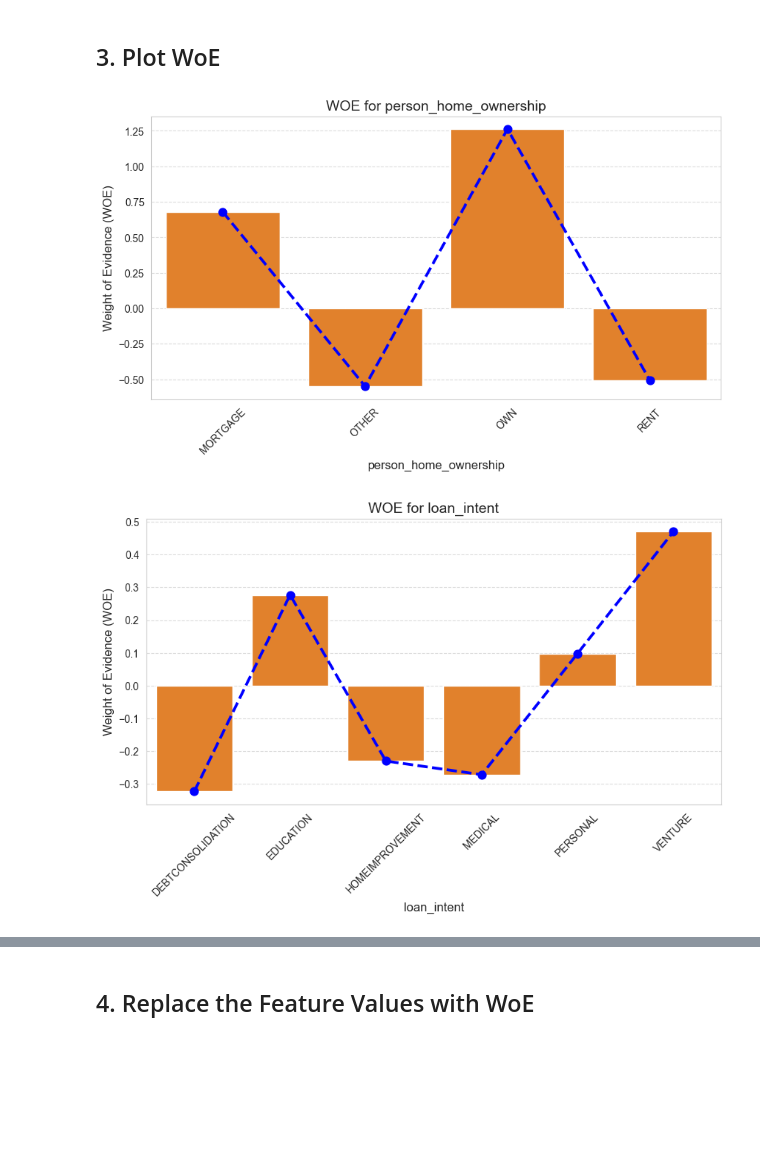
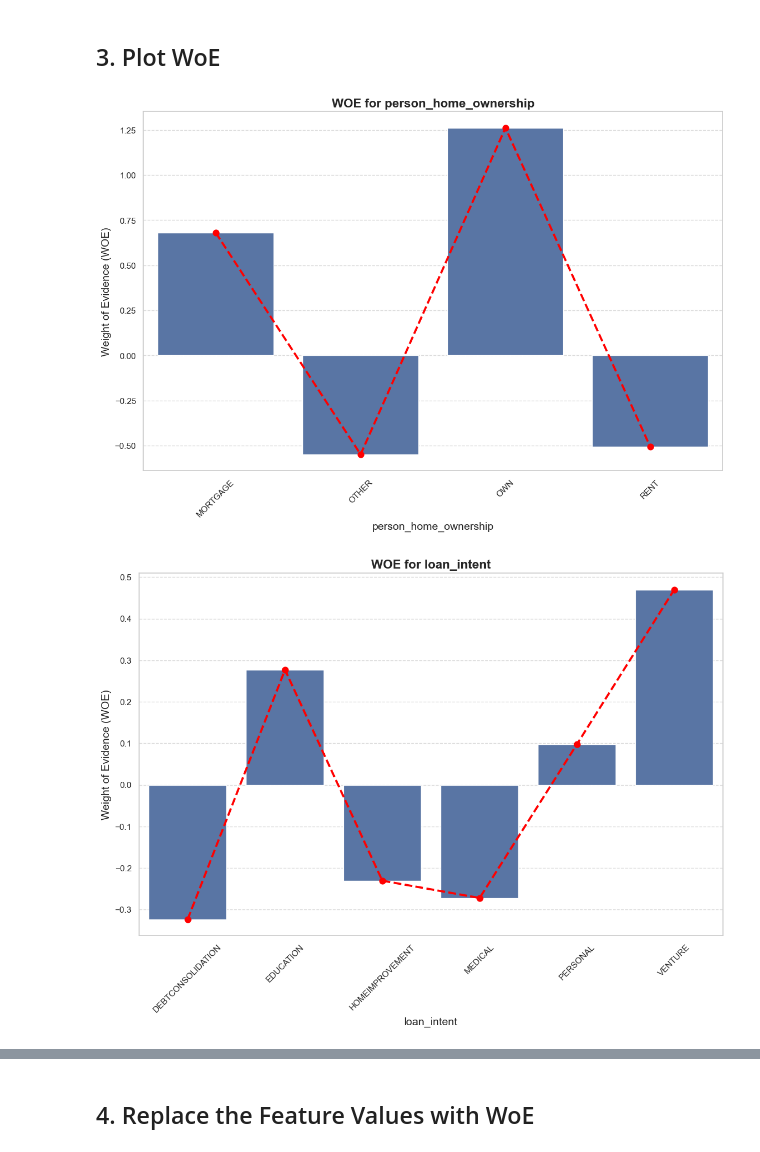
Before and after one commit to marcellinus-witarsah/credit-score-modelling-old, a Jupyter notebook: notebooks/credit_scorecard.ipynb, the cells around one changed output, grey strips where cells are left out. Saved outputs shown, nothing was run; the diff lists cells and outputs as text; code cells hidden in the pictures; blank space fills up the shorter version.

```diff
--- a/notebooks/credit_scorecard.ipynb
+++ b/notebooks/credit_scorecard.ipynb
@@ -386,9 +386,10 @@ def create_binning(data, predictor_label, num_of_bins):
 
 
 numerical_cols =  [col for col in train.select_dtypes("number") if col != "loan_status"]
+train_binned = train.copy()
 for numerical_col in numerical_cols:
     train_binned = create_binning(
-        data = train.copy(),
+        data = train_binned,
         predictor_label = numerical_col,
         num_of_bins = 5
     )
@@ -446,9 +447,7 @@ for column in missing_columns:
     # Replace missing values with category 'Missing'
     train_binned[column] = train_binned[column].fillna(value = 'Missing')
 # %%
-import seaborn as sns
-import matplotlib.pyplot as plt
-
+plt.style.use('fivethirtyeight')
 for col in train_binned.columns:
     if "bin" in col:
         # Set figure size and style
@@ -462,6 +461,7 @@ for col in train_binned.columns:
         plt.title(f"Loan Status by {col}", fontsize=16)
         plt.xlabel(col, fontsize=14)
         plt.ylabel("Loan Status", fontsize=14)
+        plt.xticks(rotation=45)
 
         # Show plot
         plt.show()
@@ -548,24 +548,24 @@ IV_df.sort_values(by="IV")
 # %%
 feature_names = WOE_df["Feature Name"].unique()
 for feature in feature_names:
     filtered_WOE_df = WOE_df[WOE_df['Feature Name'] == feature]
 
     # Define the plot size and title
-    plt.figure(figsize=(10, 5))
-    plt.title(f'WOE for {feature}', fontsize=14)
+    plt.figure(figsize=(12, 8))
+    plt.title(f'WOE for {feature}', fontsize=16, fontweight='bold')
 
     # Plot the WOE using barplot for better visualization
-    sns.barplot(x='Feature Value', y='WoE', data=filtered_WOE_df, color="tab:orange")
-    sns.pointplot(x='Feature Value', y='WoE', data=filtered_WOE_df, linestyles = '--', color="blue")
+    barplot = sns.barplot(x='Feature Value', y='WoE', data=filtered_WOE_df)
+    pointplot = sns.pointplot(x='Feature Value', y='WoE', data=filtered_WOE_df, linestyles='--', color="red", markers="o")
 
     # Rotate the label of x-axis for better readability
     plt.xticks(rotation=45)
-    plt.xlabel(feature, fontsize=12)
-    plt.ylabel('Weight of Evidence (WOE)', fontsize=12)
+    plt.xlabel(feature, fontsize=14)
+    plt.ylabel('Weight of Evidence (WOE)', fontsize=14)
     plt.grid(axis='y', linestyle='--', alpha=0.7)
 
     # Display the plot
     plt.show()
 # %% [output]
-[figure, old version]
+[figure, new version]
-[figure, old version]
+[figure, new version]
```
Also changed, not shown: parts of 13 cells of this notebook.
